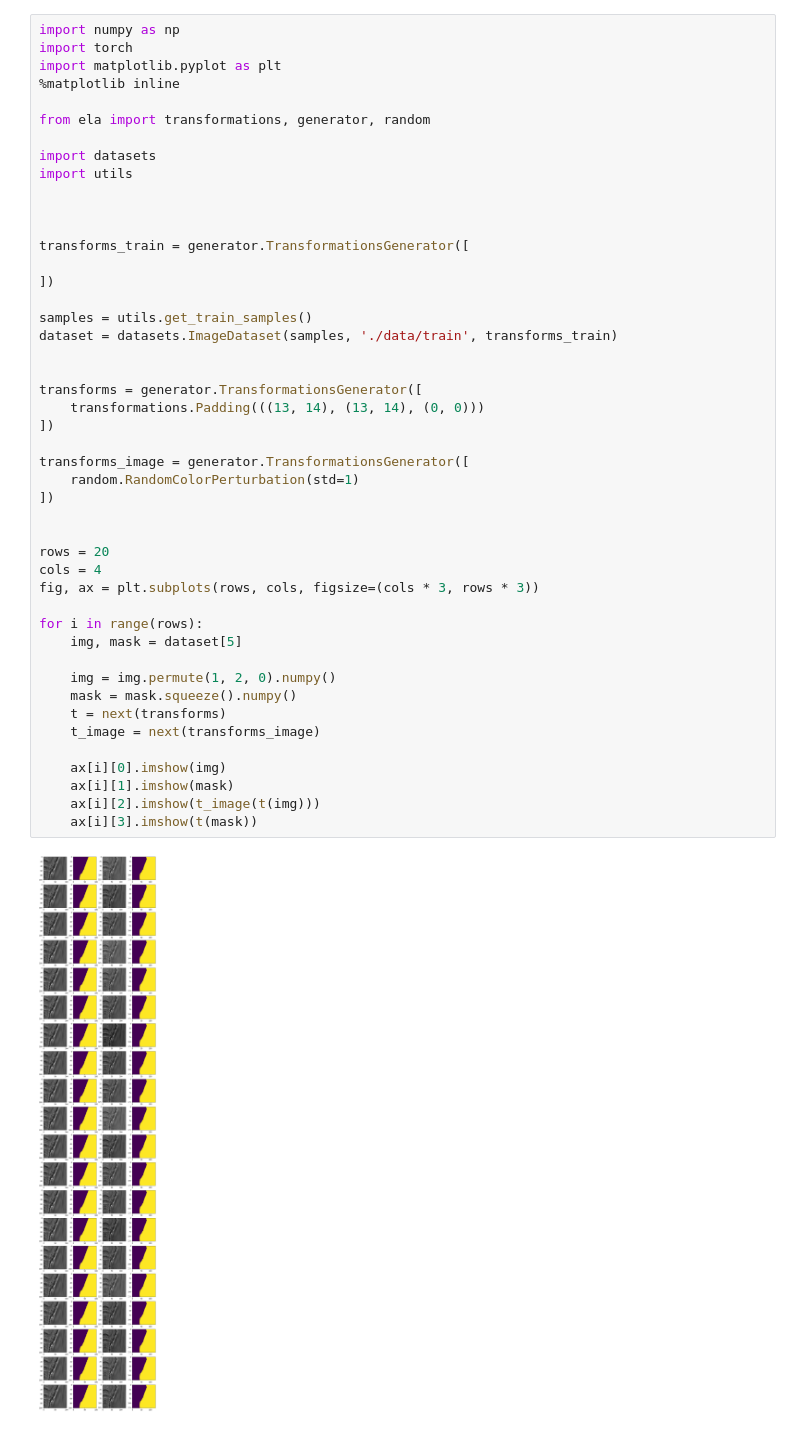
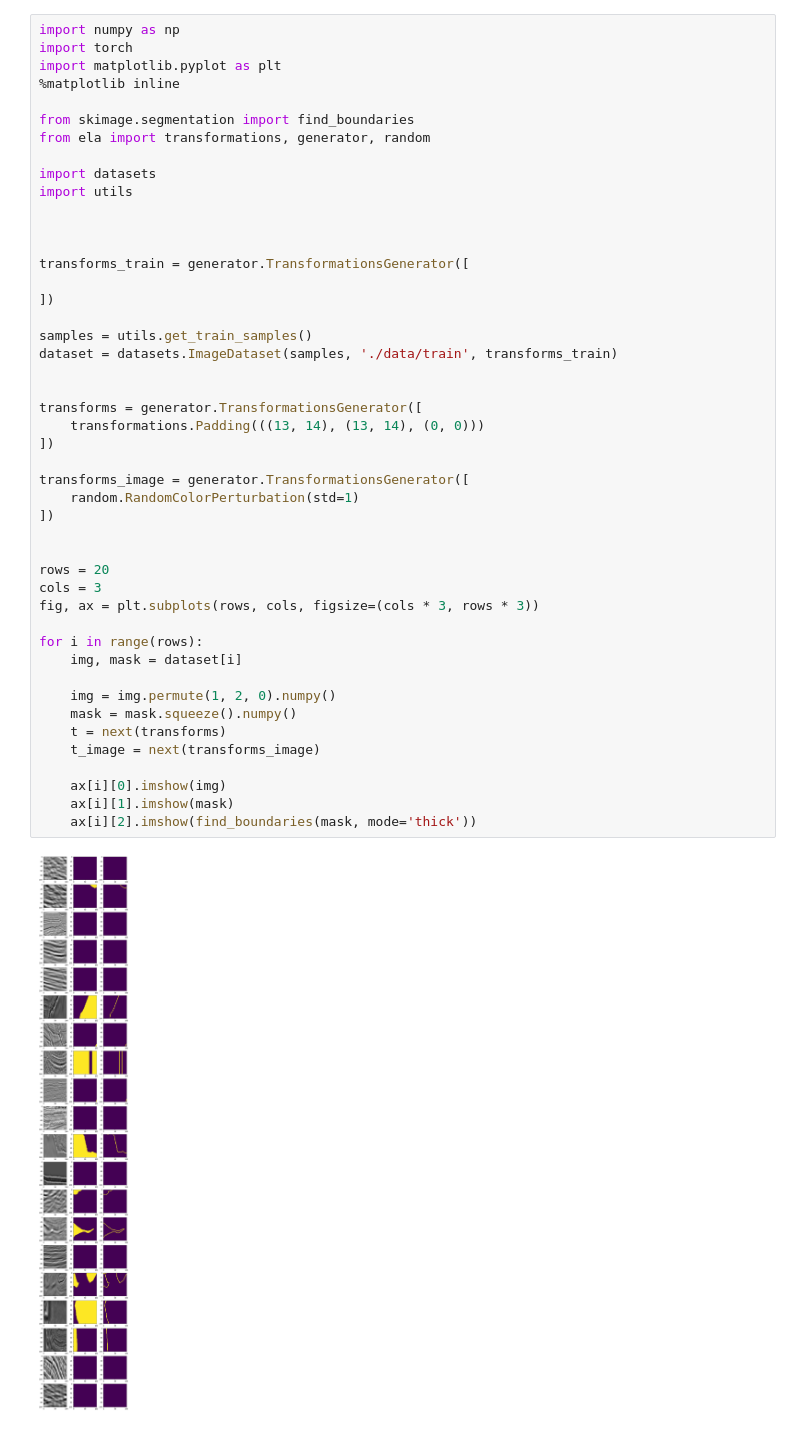
Before and after one commit to mctigger/KaggleSalt, a Jupyter notebook: transforms.ipynb, the cells around one changed output. Drawn from its saved outputs; the diff is of its cells as text.

```diff
--- a/transforms.ipynb
+++ b/transforms.ipynb
@@ -4,6 +4,7 @@ import torch
 import matplotlib.pyplot as plt
 %matplotlib inline
 
+from skimage.segmentation import find_boundaries
 from ela import transformations, generator, random
 
 import datasets
@@ -14,35 +15,34 @@ import utils
 transforms_train = generator.TransformationsGenerator([
 
 ])
 
 samples = utils.get_train_samples()
 dataset = datasets.ImageDataset(samples, './data/train', transforms_train)
 
 
 transforms = generator.TransformationsGenerator([
     transformations.Padding(((13, 14), (13, 14), (0, 0)))
 ])
 
 transforms_image = generator.TransformationsGenerator([
     random.RandomColorPerturbation(std=1)
 ])
 
 
 rows = 20
-cols = 4
+cols = 3
 fig, ax = plt.subplots(rows, cols, figsize=(cols * 3, rows * 3))
 
 for i in range(rows):
-    img, mask = dataset[5]
+    img, mask = dataset[i]
 
     img = img.permute(1, 2, 0).numpy()
     mask = mask.squeeze().numpy()
     t = next(transforms)
     t_image = next(transforms_image)
 
     ax[i][0].imshow(img)
     ax[i][1].imshow(mask)
-    ax[i][2].imshow(t_image(t(img)))
-    ax[i][3].imshow(t(mask))
+    ax[i][2].imshow(find_boundaries(mask, mode='thick'))
 # %% [output]
-[figure, old version]
+[figure, new version]
```
Also changed, not shown: 6 other files.
